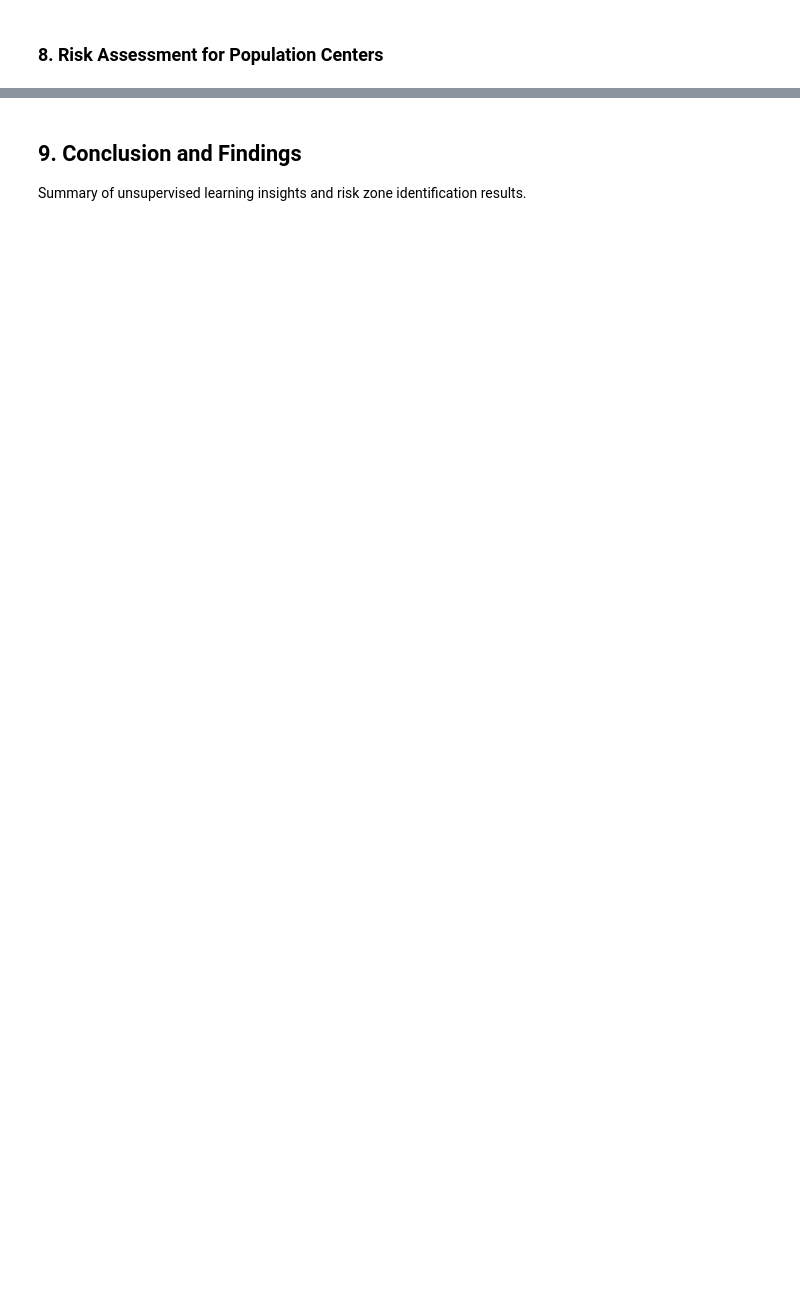
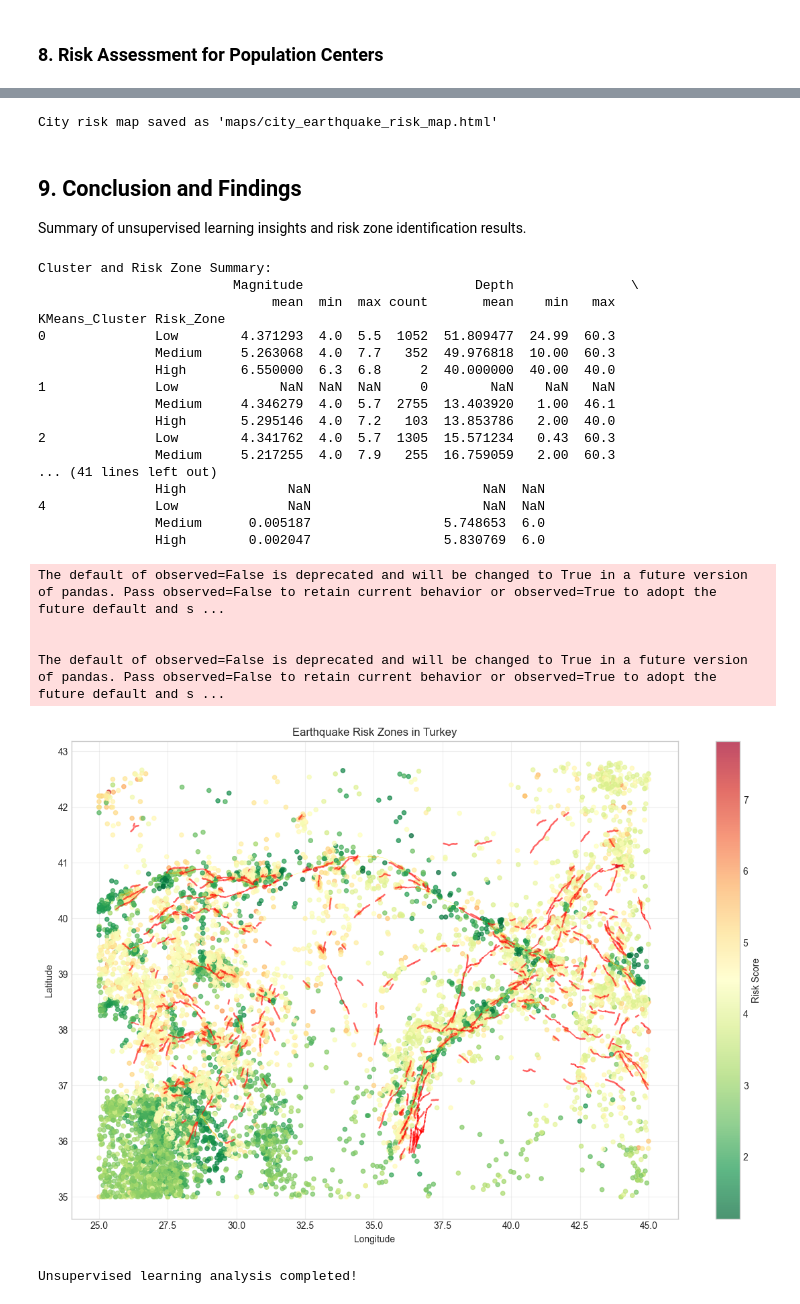
Before and after one commit to sarpowsky/turkey-earthquake-analysis, a Jupyter notebook: unsupervised.ipynb, the cells around one changed output, grey strips where cells are left out. Saved outputs shown, nothing was run; the diff lists cells and outputs as text; code cells hidden in the pictures; blank space fills up the shorter version.

```diff
--- a/unsupervised.ipynb
+++ b/unsupervised.ipynb
@@ -863,8 +1207,28 @@ for _, city_data in city_risk_df.iterrows():
     else:
         color = "green"
 
-    # Size based on population
-    radius = math.log(city_data["population"]) * 1.5
+    # Size based on both population and risk score
+    # Use weighted_risk directly as it already factors in population
+    radius = 5 + (city_data["weighted_risk"] / 10)  # Base size + proportional to risk
+
+    # Create enhanced popup with styled HTML
+    popup_content = f"""
+    <div style="font-family: Arial; min-width: 220px;">
+        <h4 style="margin-bottom: 5px; color: #1976d2; border-bottom: 1px solid #ddd; padding-bottom: 5px;">
+            {city_data['city']}
+        </h4>
+        <div style="margin-top: 8px;">
+            <b>Population:</b> {city_data['population']:,}<br>
+            <b>Risk Category:</b> <span style="color: {color}; font-weight: bold;">{city_data['risk_category']}</span><br>
+            <b>Weighted Risk Score:</b> {city_data['weighted_risk']:.2f}<br>
+            <hr style="margin: 8px 0; border-top: 1px dotted #ddd;">
+            <b>Earthquake Statistics:</b><br>
+            <span style="margin-left: 10px;">Nearby Earthquakes: {city_data['earthquake_count']}</span><br>
+            <span style="margin-left: 10px;">Average Magnitude: {city_data['avg_magnitude']:.2f}</span><br>
+            <span style="margin-left: 10px;">Maximum Magnitude: {city_data['max_magnitude']:.2f}</span><br>
+        </div>
+    </div>
+    """
 
     # Create marker
     folium.CircleMarker(
@@ -874,14 +1238,7 @@ for _, city_data in city_risk_df.iterrows():
         fill=True,
         fill_color=color,
         fill_opacity=0.7,
-        popup=f"""
-        <b>{city_data['city']}</b><br>
-        Population: {city_data['population']:,}<br>
-        Risk Category: {city_data['risk_category']}<br>
-        Nearby Earthquakes: {city_data['earthquake_count']}<br>
-        Average Magnitude: {city_data['avg_magnitude']:.2f}<br>
-        Maximum Magnitude: {city_data['max_magnitude']:.2f}
-        """
+        popup=folium.Popup(popup_content, max_width=300)
     ).add_to(city_risk_map)
 
 # Add earthquake heat layer for context
@@ -893,15 +1250,17 @@ folium.TileLayer('cartodbpositron').add_to(city_risk_map)
 folium.LayerControl().add_to(city_risk_map)
 
 # Save the map
-city_risk_map.save('city_earthquake_risk_map.html')
-print("City risk map saved as 'city_earthquake_risk_map.html'")
+city_risk_map.save('maps/city_earthquake_risk_map.html')
+print("City risk map saved as 'maps/city_earthquake_risk_map.html'")
+# %% [output]
+City risk map saved as 'maps/city_earthquake_risk_map.html'
 # %% [markdown]
 ## 9. Conclusion and Findings
 
 Summary of unsupervised learning insights and risk zone identification results.
 # %%
 # Save the clustering results
-earthquake_df.to_csv('earthquake_clusters.csv', index=False)
+earthquake_df.to_csv('produced_data/earthquake_clusters.csv', index=False)
 
 # Summarize cluster and risk zone characteristics
 cluster_risk_summary = earthquake_df.groupby(['KMeans_Cluster', 'Risk_Zone']).agg({
@@ -924,31 +1283,55 @@ print("Cluster and Risk Zone Summary:")
 print(cluster_risk_summary)
 
 # Final visualization: Risk zones by longitude/latitude
 plt.figure(figsize=(12, 8))
 scatter = plt.scatter(
     earthquake_df['Longitude'],  # X-axis is Longitude
     earthquake_df['Latitude'],   # Y-axis is Latitude
     c=earthquake_df['Risk_Score'],
     cmap='RdYlGn_r',  # Red for high risk, green for low risk
     alpha=0.7,
     s=20
 )
 plt.colorbar(scatter, label='Risk Score')
 plt.title('Earthquake Risk Zones in Turkey')
 plt.xlabel('Longitude')
 plt.ylabel('Latitude')
 plt.grid(True, alpha=0.3)
 
 # Add fault lines to plot if available
 if 'fault_gdf' in locals():
     for _, fault in fault_gdf.iterrows():
         xs, ys = fault.geometry.xy
         importance = fault.get('importance', 1)
         color = 'red' if importance >= 4 else 'orange' if importance >= 3 else 'yellow'
         plt.plot(xs, ys, color=color, linewidth=importance*0.3, alpha=0.6)
 
 plt.tight_layout()
-plt.savefig('earthquake_risk_zones.png', dpi=300)
+plt.savefig('maps/earthquake_risk_zones.png', dpi=300)
 plt.show()
 
 print("Unsupervised learning analysis completed!")
+# %% [output]
+Cluster and Risk Zone Summary:
+                         Magnitude                      Depth               \
+                              mean  min  max count       mean    min   max
+KMeans_Cluster Risk_Zone
+0              Low        4.371293  4.0  5.5  1052  51.809477  24.99  60.3
+               Medium     5.263068  4.0  7.7   352  49.976818  10.00  60.3
+               High       6.550000  6.3  6.8     2  40.000000  40.00  40.0
+1              Low             NaN  NaN  NaN     0        NaN    NaN   NaN
+               Medium     4.346279  4.0  5.7  2755  13.403920   1.00  46.1
+               High       5.295146  4.0  7.2   103  13.853786   2.00  40.0
+2              Low        4.341762  4.0  5.7  1305  15.571234   0.43  60.3
+               Medium     5.217255  4.0  7.9   255  16.759059   2.00  60.3
+... (41 lines left out)
+               High             NaN                      NaN  NaN
+4              Low              NaN                      NaN  NaN
+               Medium      0.005187                 5.748653  6.0
+               High        0.002047                 5.830769  6.0
+The default of observed=False is deprecated and will be changed to True in a future version of pandas. Pass observed=False to retain current behavior or observed=True to adopt the future default and s ...
+
+
+The default of observed=False is deprecated and will be changed to True in a future version of pandas. Pass observed=False to retain current behavior or observed=True to adopt the future default and s ...
+[figure, added]
+Unsupervised learning analysis completed!
```
Also changed, not shown: parts of 13 cells of this notebook, 1 other file.
